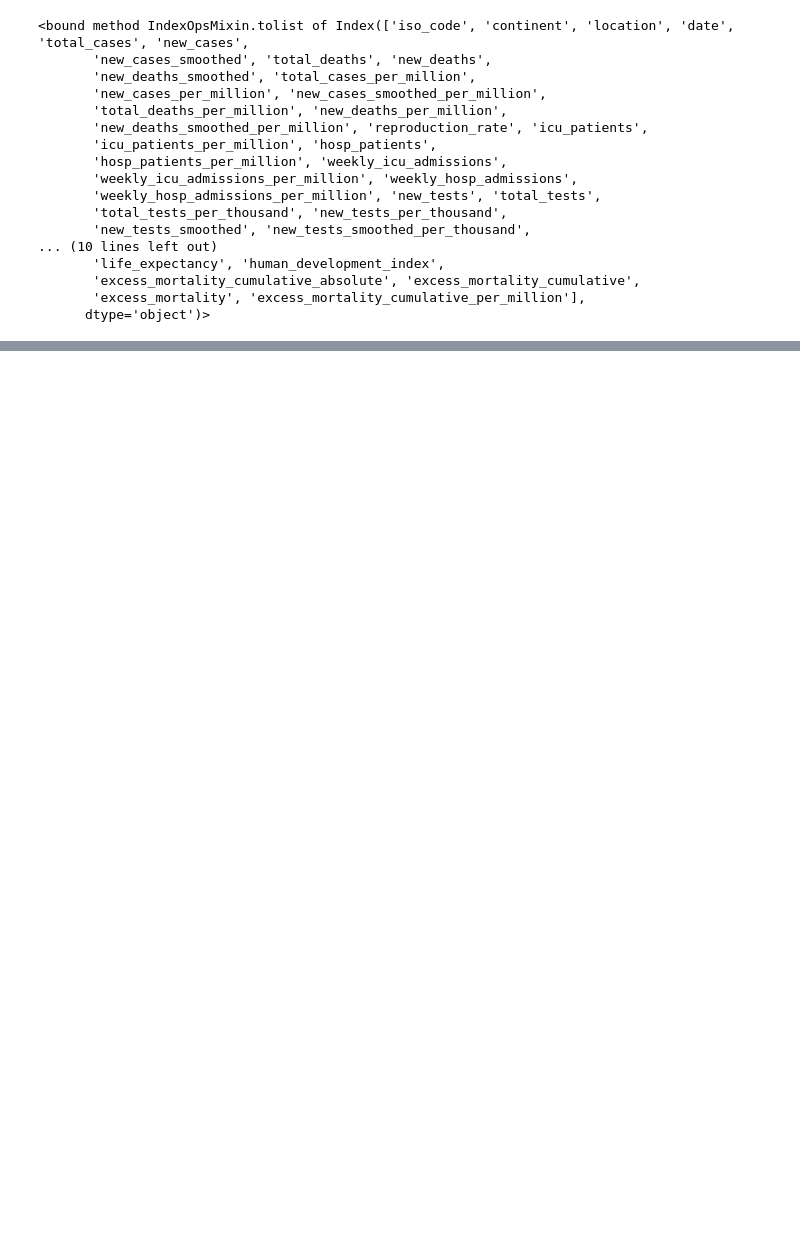
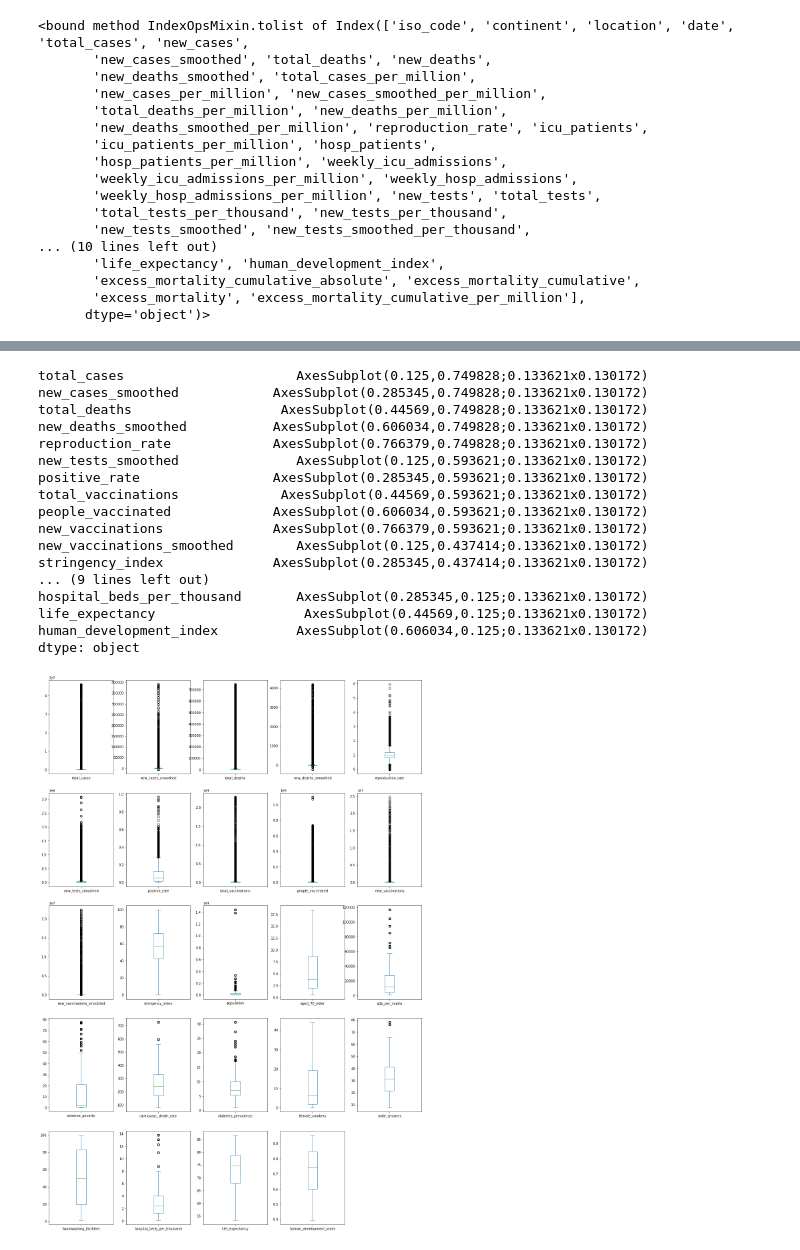
Before and after one commit to iondodon/covid19, a Jupyter notebook: all_countries.ipynb, the cells around one changed output, grey strips where cells are left out. Cells and saved outputs as stored; diff of their text form; code cells hidden in the pictures; blank space fills up the shorter version.

```diff
--- a/all_countries.ipynb
+++ b/all_countries.ipynb
@@ -121,0 +133,21 @@ for column in dataset.columns:
+# %%
+dataset.plot(kind='box', subplots=True, layout=(5, 5), sharex=False, sharey=False, figsize=(20, 30))
+# %% [output]
+total_cases                      AxesSubplot(0.125,0.749828;0.133621x0.130172)
+new_cases_smoothed            AxesSubplot(0.285345,0.749828;0.133621x0.130172)
+total_deaths                   AxesSubplot(0.44569,0.749828;0.133621x0.130172)
+new_deaths_smoothed           AxesSubplot(0.606034,0.749828;0.133621x0.130172)
+reproduction_rate             AxesSubplot(0.766379,0.749828;0.133621x0.130172)
+new_tests_smoothed               AxesSubplot(0.125,0.593621;0.133621x0.130172)
+positive_rate                 AxesSubplot(0.285345,0.593621;0.133621x0.130172)
+total_vaccinations             AxesSubplot(0.44569,0.593621;0.133621x0.130172)
+people_vaccinated             AxesSubplot(0.606034,0.593621;0.133621x0.130172)
+new_vaccinations              AxesSubplot(0.766379,0.593621;0.133621x0.130172)
+new_vaccinations_smoothed        AxesSubplot(0.125,0.437414;0.133621x0.130172)
+stringency_index              AxesSubplot(0.285345,0.437414;0.133621x0.130172)
+... (9 lines left out)
+hospital_beds_per_thousand       AxesSubplot(0.285345,0.125;0.133621x0.130172)
+life_expectancy                   AxesSubplot(0.44569,0.125;0.133621x0.130172)
+human_development_index          AxesSubplot(0.606034,0.125;0.133621x0.130172)
+dtype: object
+[figure, added]
```
Also changed, not shown: parts of 6 cells of this notebook.
